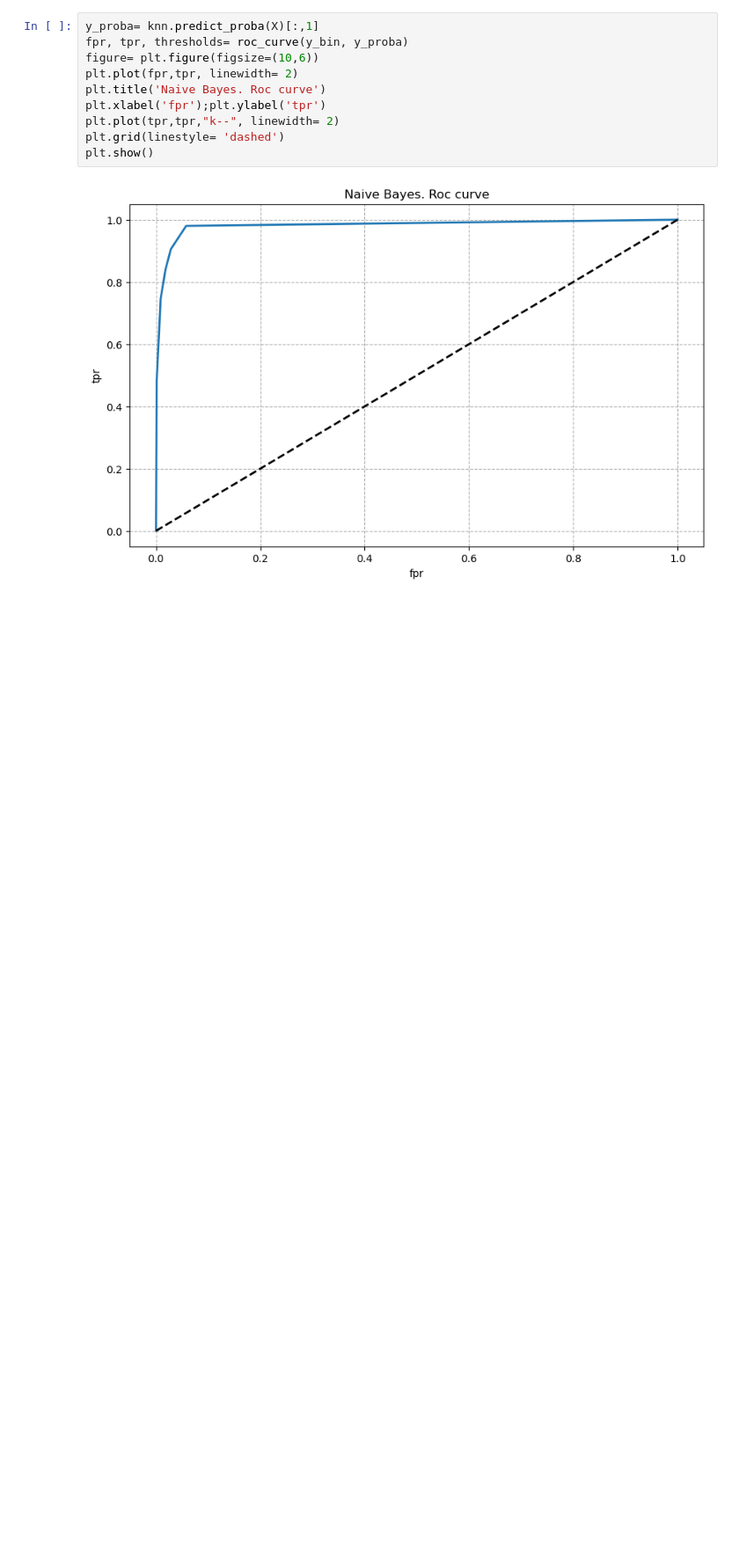
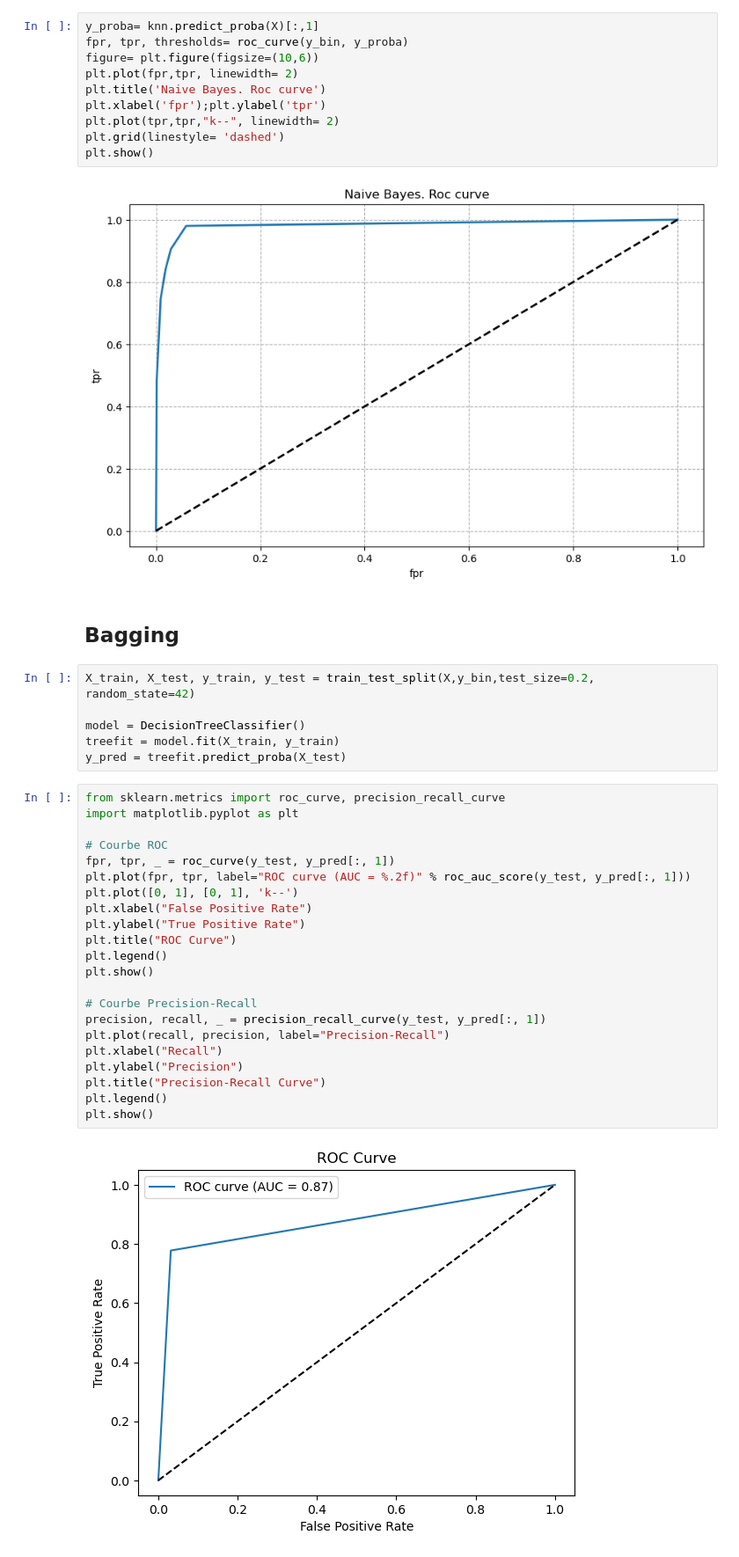
Before and after one commit to Guillaume-melis/Machine_Learning_S1, a Jupyter notebook: Old/old_tp.ipynb, the cells around one changed output. Shown at 88% size. Saved outputs shown, nothing was run; the diff lists cells and outputs as text; blank space fills up the shorter version.

Commit message:
Decision Tree

```diff
--- a/Old/old_tp.ipynb
+++ b/Old/old_tp.ipynb
@@ -687,3 +691,35 @@ plt.grid(linestyle= 'dashed')
 plt.show()
 # %% [output]
 [figure]
+# %% [markdown]
+## Bagging
+# %%
+X_train, X_test, y_train, y_test = train_test_split(X,y_bin,test_size=0.2, random_state=42)
+
+model = DecisionTreeClassifier()
+treefit = model.fit(X_train, y_train)
+y_pred = treefit.predict_proba(X_test)
+# %%
+from sklearn.metrics import roc_curve, precision_recall_curve
+import matplotlib.pyplot as plt
+
+# Courbe ROC
+fpr, tpr, _ = roc_curve(y_test, y_pred[:, 1])
+plt.plot(fpr, tpr, label="ROC curve (AUC = %.2f)" % roc_auc_score(y_test, y_pred[:, 1]))
+plt.plot([0, 1], [0, 1], 'k--')
+plt.xlabel("False Positive Rate")
+plt.ylabel("True Positive Rate")
+plt.title("ROC Curve")
+plt.legend()
+plt.show()
+
+# Courbe Precision-Recall
+precision, recall, _ = precision_recall_curve(y_test, y_pred[:, 1])
+plt.plot(recall, precision, label="Precision-Recall")
+plt.xlabel("Recall")
+plt.ylabel("Precision")
+plt.title("Precision-Recall Curve")
+plt.legend()
+plt.show()
+# %% [output]
+[figure, added]
```
Also changed, not shown: parts of 7 cells of this notebook.
